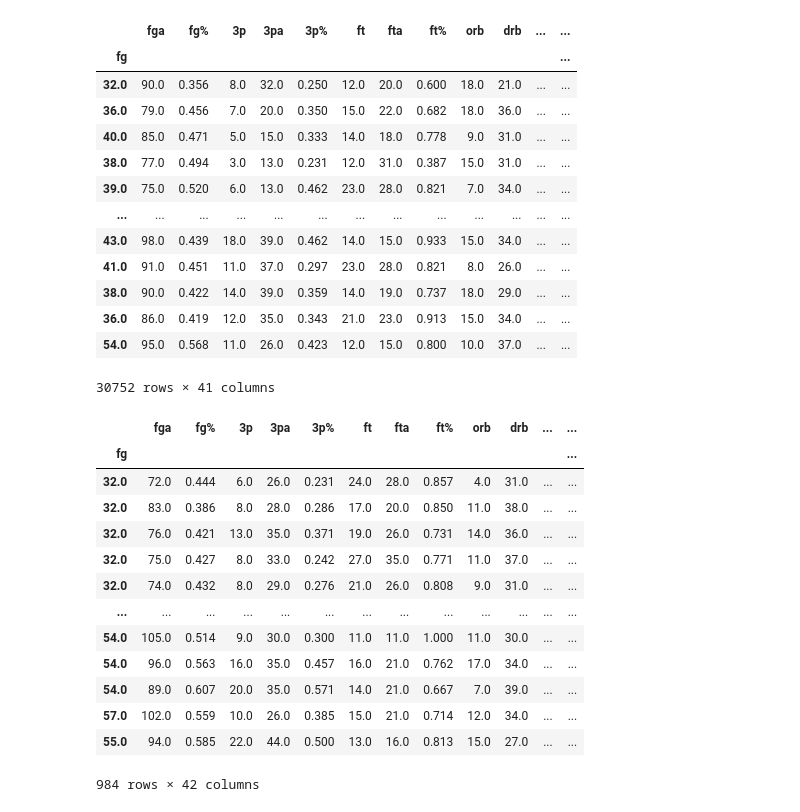
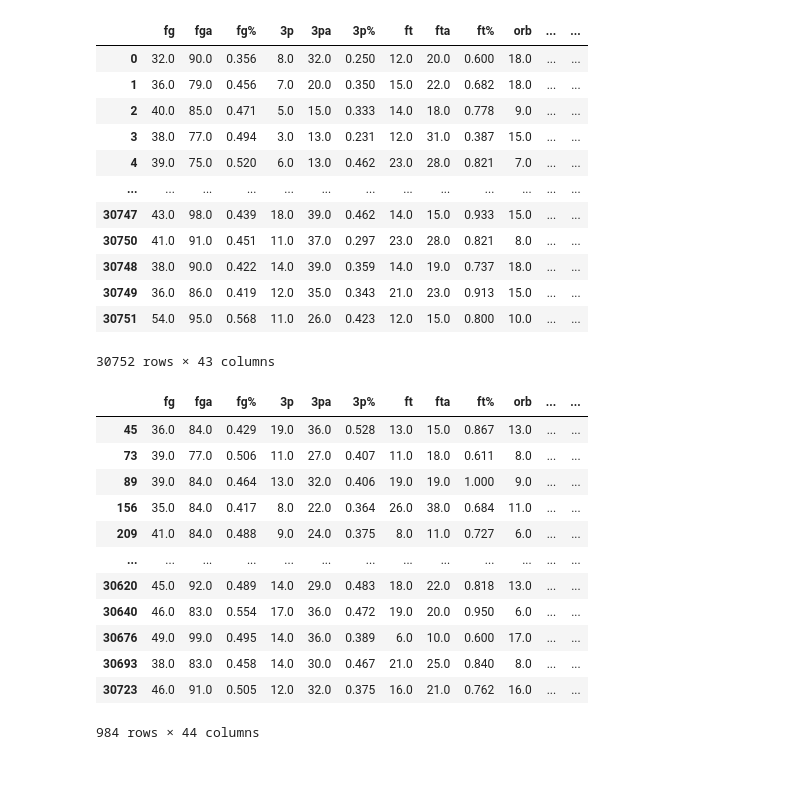
Before and after one commit to antonbil23/NbaSportsBetting, a Jupyter notebook: src/models/ridge-regression/rr.ipynb, the cells around one changed output. Saved outputs shown, nothing was run; the diff lists cells and outputs as text; code cells hidden in the pictures; blank space fills up the shorter version.

```diff
--- a/src/models/ridge-regression/rr.ipynb
+++ b/src/models/ridge-regression/rr.ipynb
@@ -21,0 +1,12 @@ df
+# %%
+import pandas as pd
+
+df = pd.read_csv('../../../data/season-data/2012_to_2024_data.csv')
+# Convert date column to datetime type
+df['date_temp'] = pd.to_datetime(df['date'])
+
+# Add a season column based on the date
+df['season'] = df['date_temp'].apply(lambda x: x.year + 1 if x.month >= 10 else x.year)
+df.drop(columns=['date_temp'], inplace=True)
+df = df.sort_values('date')
+df
@@ -25,40 +30,38 @@ del df['mp']
 del df['mp_opp']
 df
 # %% [output]
-|  | fga | fg% | 3p | 3pa | 3p% | ft | fta | ft% | orb | drb | ... | ... |
-| fg |  |  |  |  |  |  |  |  |  |  |  | ... |
-| 32.0 | 90.0 | 0.356 | 8.0 | 32.0 | 0.250 | 12.0 | 20.0 | 0.600 | 18.0 | 21.0 | ... | ... |
-| 36.0 | 79.0 | 0.456 | 7.0 | 20.0 | 0.350 | 15.0 | 22.0 | 0.682 | 18.0 | 36.0 | ... | ... |
-| 40.0 | 85.0 | 0.471 | 5.0 | 15.0 | 0.333 | 14.0 | 18.0 | 0.778 | 9.0 | 31.0 | ... | ... |
-| 38.0 | 77.0 | 0.494 | 3.0 | 13.0 | 0.231 | 12.0 | 31.0 | 0.387 | 15.0 | 31.0 | ... | ... |
-| 39.0 | 75.0 | 0.520 | 6.0 | 13.0 | 0.462 | 23.0 | 28.0 | 0.821 | 7.0 | 34.0 | ... | ... |
+|  | fg | fga | fg% | 3p | 3pa | 3p% | ft | fta | ft% | orb | ... | ... |
+| 0 | 32.0 | 90.0 | 0.356 | 8.0 | 32.0 | 0.250 | 12.0 | 20.0 | 0.600 | 18.0 | ... | ... |
+| 1 | 36.0 | 79.0 | 0.456 | 7.0 | 20.0 | 0.350 | 15.0 | 22.0 | 0.682 | 18.0 | ... | ... |
+| 2 | 40.0 | 85.0 | 0.471 | 5.0 | 15.0 | 0.333 | 14.0 | 18.0 | 0.778 | 9.0 | ... | ... |
+| 3 | 38.0 | 77.0 | 0.494 | 3.0 | 13.0 | 0.231 | 12.0 | 31.0 | 0.387 | 15.0 | ... | ... |
+| 4 | 39.0 | 75.0 | 0.520 | 6.0 | 13.0 | 0.462 | 23.0 | 28.0 | 0.821 | 7.0 | ... | ... |
 | ... | ... | ... | ... | ... | ... | ... | ... | ... | ... | ... | ... | ... |
-| 43.0 | 98.0 | 0.439 | 18.0 | 39.0 | 0.462 | 14.0 | 15.0 | 0.933 | 15.0 | 34.0 | ... | ... |
-| 41.0 | 91.0 | 0.451 | 11.0 | 37.0 | 0.297 | 23.0 | 28.0 | 0.821 | 8.0 | 26.0 | ... | ... |
-| 38.0 | 90.0 | 0.422 | 14.0 | 39.0 | 0.359 | 14.0 | 19.0 | 0.737 | 18.0 | 29.0 | ... | ... |
-| 36.0 | 86.0 | 0.419 | 12.0 | 35.0 | 0.343 | 21.0 | 23.0 | 0.913 | 15.0 | 34.0 | ... | ... |
-| 54.0 | 95.0 | 0.568 | 11.0 | 26.0 | 0.423 | 12.0 | 15.0 | 0.800 | 10.0 | 37.0 | ... | ... |
+| 30747 | 43.0 | 98.0 | 0.439 | 18.0 | 39.0 | 0.462 | 14.0 | 15.0 | 0.933 | 15.0 | ... | ... |
+| 30750 | 41.0 | 91.0 | 0.451 | 11.0 | 37.0 | 0.297 | 23.0 | 28.0 | 0.821 | 8.0 | ... | ... |
+| 30748 | 38.0 | 90.0 | 0.422 | 14.0 | 39.0 | 0.359 | 14.0 | 19.0 | 0.737 | 18.0 | ... | ... |
+| 30749 | 36.0 | 86.0 | 0.419 | 12.0 | 35.0 | 0.343 | 21.0 | 23.0 | 0.913 | 15.0 | ... | ... |
+| 30751 | 54.0 | 95.0 | 0.568 | 11.0 | 26.0 | 0.423 | 12.0 | 15.0 | 0.800 | 10.0 | ... | ... |
-30752 rows × 41 columns
+30752 rows × 43 columns
 # %%
 # add in target column to predict how team did in their next game
 def add_target(team):
     team['target'] = team['won'].shift(-1)
     return team
 
 df = df.groupby('team', group_keys=False).apply(add_target)
-df[df['team'] == 'NYK']
+df[df['team'] == 'NYK'].sort_values('date')
 # %% [output]
-|  | fga | fg% | 3p | 3pa | 3p% | ft | fta | ft% | orb | drb | ... | ... |
-| fg |  |  |  |  |  |  |  |  |  |  |  | ... |
-| 32.0 | 72.0 | 0.444 | 6.0 | 26.0 | 0.231 | 24.0 | 28.0 | 0.857 | 4.0 | 31.0 | ... | ... |
-| 32.0 | 83.0 | 0.386 | 8.0 | 28.0 | 0.286 | 17.0 | 20.0 | 0.850 | 11.0 | 38.0 | ... | ... |
-| 32.0 | 76.0 | 0.421 | 13.0 | 35.0 | 0.371 | 19.0 | 26.0 | 0.731 | 14.0 | 36.0 | ... | ... |
-| 32.0 | 75.0 | 0.427 | 8.0 | 33.0 | 0.242 | 27.0 | 35.0 | 0.771 | 11.0 | 37.0 | ... | ... |
-| 32.0 | 74.0 | 0.432 | 8.0 | 29.0 | 0.276 | 21.0 | 26.0 | 0.808 | 9.0 | 31.0 | ... | ... |
+|  | fg | fga | fg% | 3p | 3pa | 3p% | ft | fta | ft% | orb | ... | ... |
+| 45 | 36.0 | 84.0 | 0.429 | 19.0 | 36.0 | 0.528 | 13.0 | 15.0 | 0.867 | 13.0 | ... | ... |
+| 73 | 39.0 | 77.0 | 0.506 | 11.0 | 27.0 | 0.407 | 11.0 | 18.0 | 0.611 | 8.0 | ... | ... |
+| 89 | 39.0 | 84.0 | 0.464 | 13.0 | 32.0 | 0.406 | 19.0 | 19.0 | 1.000 | 9.0 | ... | ... |
+| 156 | 35.0 | 84.0 | 0.417 | 8.0 | 22.0 | 0.364 | 26.0 | 38.0 | 0.684 | 11.0 | ... | ... |
+| 209 | 41.0 | 84.0 | 0.488 | 9.0 | 24.0 | 0.375 | 8.0 | 11.0 | 0.727 | 6.0 | ... | ... |
 | ... | ... | ... | ... | ... | ... | ... | ... | ... | ... | ... | ... | ... |
-| 54.0 | 105.0 | 0.514 | 9.0 | 30.0 | 0.300 | 11.0 | 11.0 | 1.000 | 11.0 | 30.0 | ... | ... |
-| 54.0 | 96.0 | 0.563 | 16.0 | 35.0 | 0.457 | 16.0 | 21.0 | 0.762 | 17.0 | 34.0 | ... | ... |
-| 54.0 | 89.0 | 0.607 | 20.0 | 35.0 | 0.571 | 14.0 | 21.0 | 0.667 | 7.0 | 39.0 | ... | ... |
-| 57.0 | 102.0 | 0.559 | 10.0 | 26.0 | 0.385 | 15.0 | 21.0 | 0.714 | 12.0 | 34.0 | ... | ... |
-| 55.0 | 94.0 | 0.585 | 22.0 | 44.0 | 0.500 | 13.0 | 16.0 | 0.813 | 15.0 | 27.0 | ... | ... |
+| 30620 | 45.0 | 92.0 | 0.489 | 14.0 | 29.0 | 0.483 | 18.0 | 22.0 | 0.818 | 13.0 | ... | ... |
+| 30640 | 46.0 | 83.0 | 0.554 | 17.0 | 36.0 | 0.472 | 19.0 | 20.0 | 0.950 | 6.0 | ... | ... |
+| 30676 | 49.0 | 99.0 | 0.495 | 14.0 | 36.0 | 0.389 | 6.0 | 10.0 | 0.600 | 17.0 | ... | ... |
+| 30693 | 38.0 | 83.0 | 0.458 | 14.0 | 30.0 | 0.467 | 21.0 | 25.0 | 0.840 | 8.0 | ... | ... |
+| 30723 | 46.0 | 91.0 | 0.505 | 12.0 | 32.0 | 0.375 | 16.0 | 21.0 | 0.762 | 16.0 | ... | ... |
-984 rows × 42 columns
+984 rows × 44 columns
```
Also changed, not shown: parts of 27 cells of this notebook.
